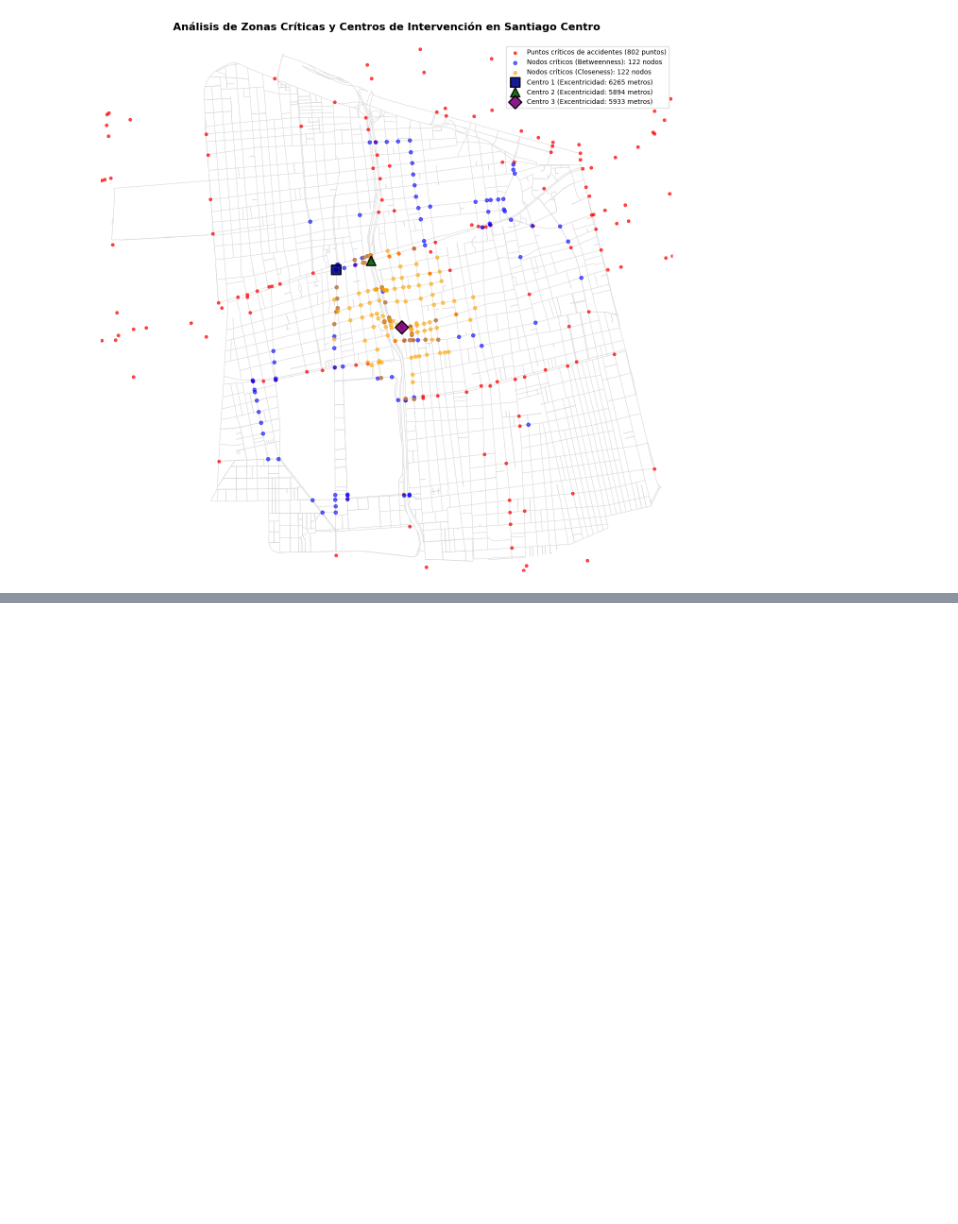
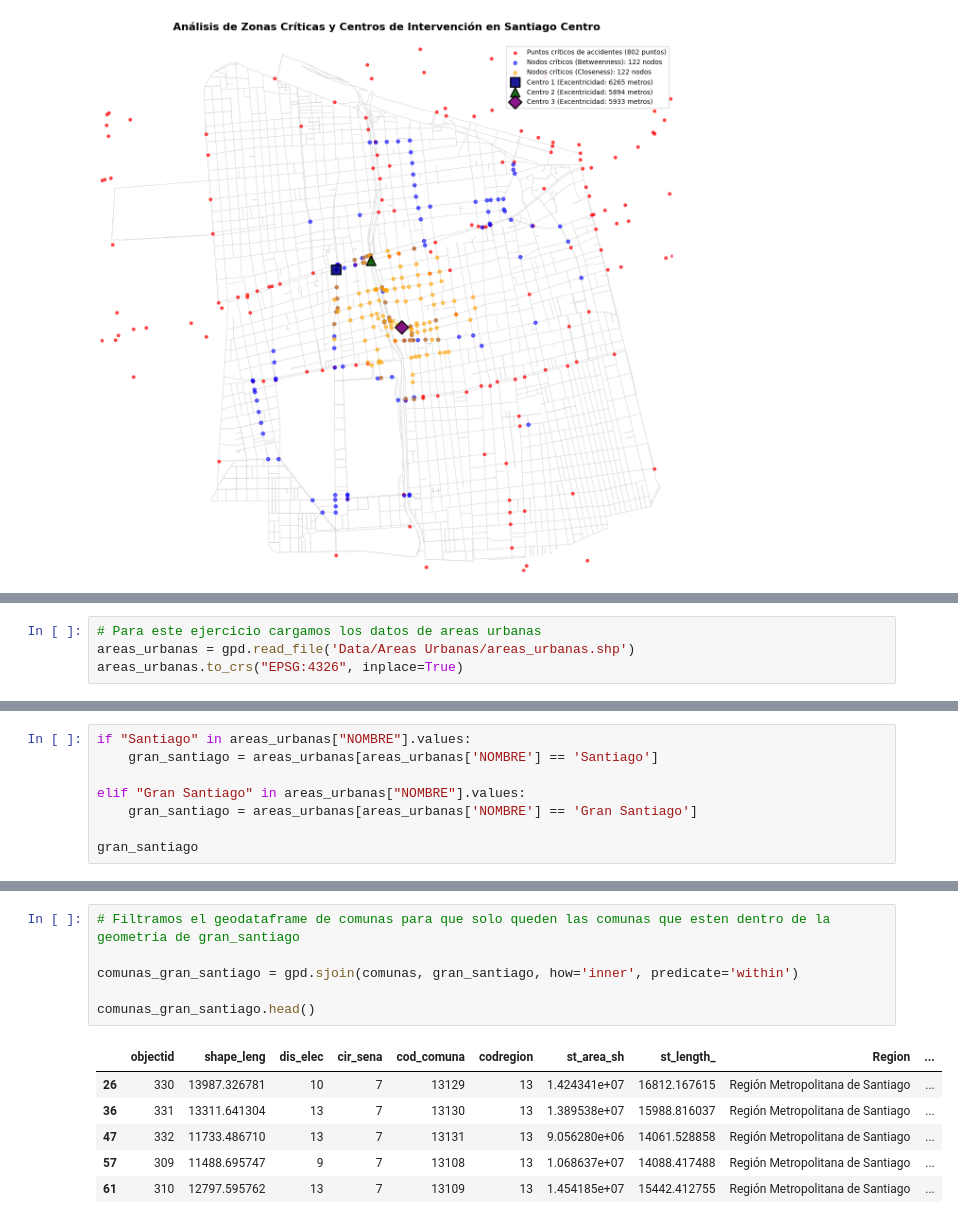
Before and after one commit to IIC2115/Syllabus, a Jupyter notebook: Ayudantias/Ayudantia 10/E3.ipynb, the cells around one changed output, grey strips where cells are left out. Saved outputs shown, nothing was run; the diff lists cells and outputs as text; blank space fills up the shorter version.

```diff
--- a/Ayudantias/Ayudantia 10/E3.ipynb
+++ b/Ayudantias/Ayudantia 10/E3.ipynb
@@ -854,0 +857,4 @@ plt.show()
+# %%
+# Para este ejercicio cargamos los datos de areas urbanas
+areas_urbanas = gpd.read_file('Data/Areas Urbanas/areas_urbanas.shp')
+areas_urbanas.to_crs("EPSG:4326", inplace=True)
@@ -854,0 +885,8 @@ plt.show()
+# %%
+if "Santiago" in areas_urbanas["NOMBRE"].values:
+    gran_santiago = areas_urbanas[areas_urbanas['NOMBRE'] == 'Santiago']
+
+elif "Gran Santiago" in areas_urbanas["NOMBRE"].values:
+    gran_santiago = areas_urbanas[areas_urbanas['NOMBRE'] == 'Gran Santiago']
+
+gran_santiago
@@ -854,0 +957,13 @@ plt.show()
+# %%
+# Filtramos el geodataframe de comunas para que solo queden las comunas que esten dentro de la geometria de gran_santiago
+
+comunas_gran_santiago = gpd.sjoin(comunas, gran_santiago, how='inner', predicate='within')
+
+comunas_gran_santiago.head()
+# %% [output]
+|  | objectid | shape_leng | dis_elec | cir_sena | cod_comuna | codregion | st_area_sh | st_length_ | Region | ... |
+| 26 | 330 | 13987.326781 | 10 | 7 | 13129 | 13 | 1.424341e+07 | 16812.167615 | Región Metropolitana de Santiago | ... |
+| 36 | 331 | 13311.641304 | 13 | 7 | 13130 | 13 | 1.389538e+07 | 15988.816037 | Región Metropolitana de Santiago | ... |
+| 47 | 332 | 11733.486710 | 13 | 7 | 13131 | 13 | 9.056280e+06 | 14061.528858 | Región Metropolitana de Santiago | ... |
+| 57 | 309 | 11488.695747 | 9 | 7 | 13108 | 13 | 1.068637e+07 | 14088.417488 | Región Metropolitana de Santiago | ... |
+| 61 | 310 | 12797.595762 | 13 | 7 | 13109 | 13 | 1.454185e+07 | 15442.412755 | Región Metropolitana de Santiago | ... |
```
Also changed, not shown: parts of 37 cells of this notebook, 4 other files.
